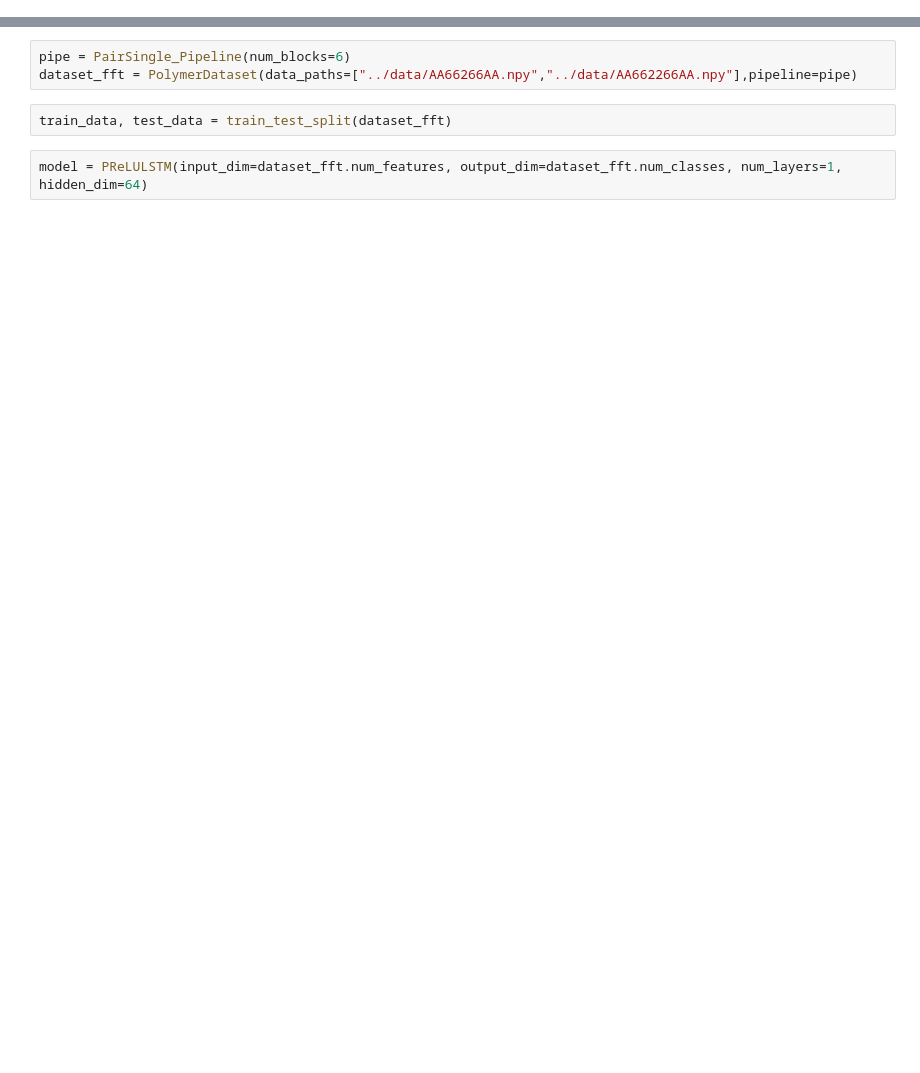
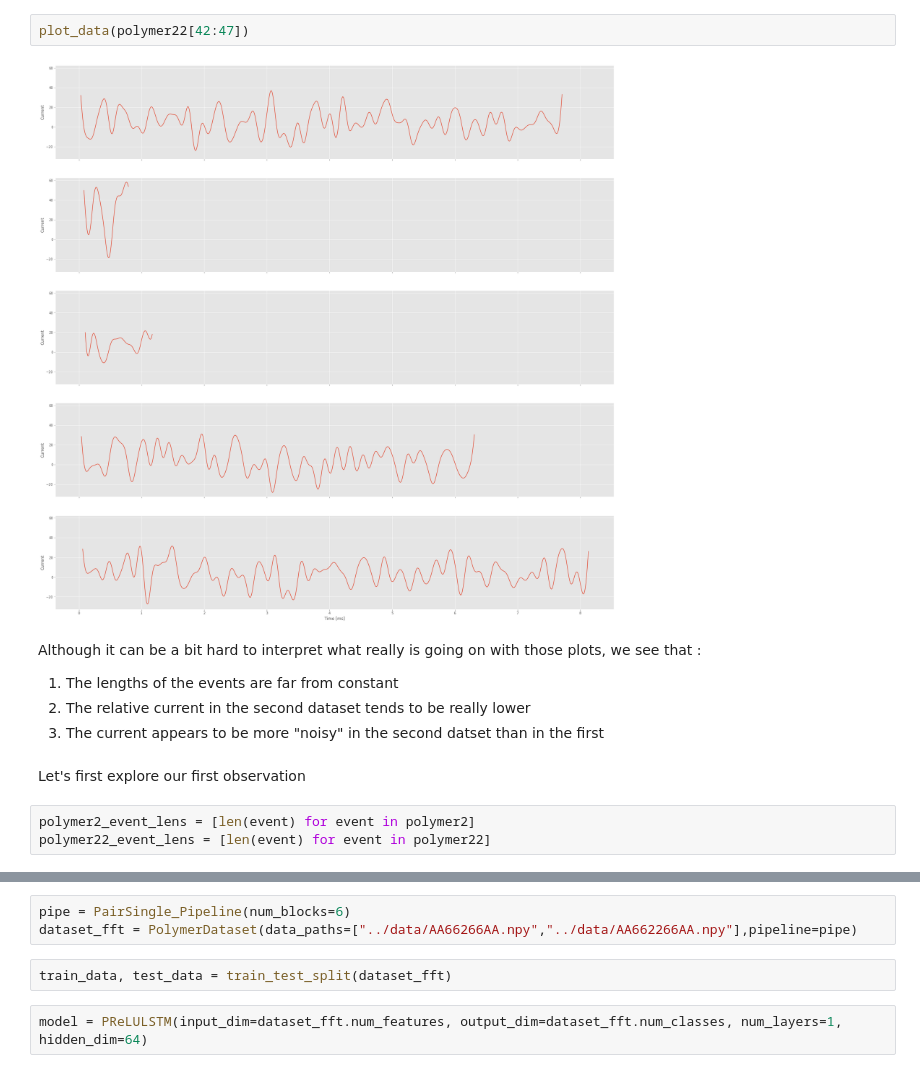
Before and after one commit to HaroldBenoit/ml4science-polymers, a Jupyter notebook: sequence_classification/polymer_2_22.ipynb, the cells around one changed output, grey strips where cells are left out. Cells and saved outputs as stored; diff of their text form; blank space fills up the shorter version.

```diff
--- a/sequence_classification/polymer_2_22.ipynb
+++ b/sequence_classification/polymer_2_22.ipynb
@@ -34,0 +53,14 @@ The autoreload extension is already loaded. To reload it, use:
+# %%
+plot_data(polymer22[42:47])
+# %% [output]
+[figure, added]
+# %% [markdown]
+Although it can be a bit hard to interpret what really is going on with those plots, we see that :
+1. The lengths of the events are far from constant
+2. The relative current in the second dataset tends to be really lower
+3. The current appears to be more "noisy" in the second datset than in the first
+# %% [markdown]
+Let's first explore our first observation
+# %%
+polymer2_event_lens = [len(event) for event in polymer2]
+polymer22_event_lens = [len(event) for event in polymer22]
```
Also changed, not shown: parts of 51 cells of this notebook.
